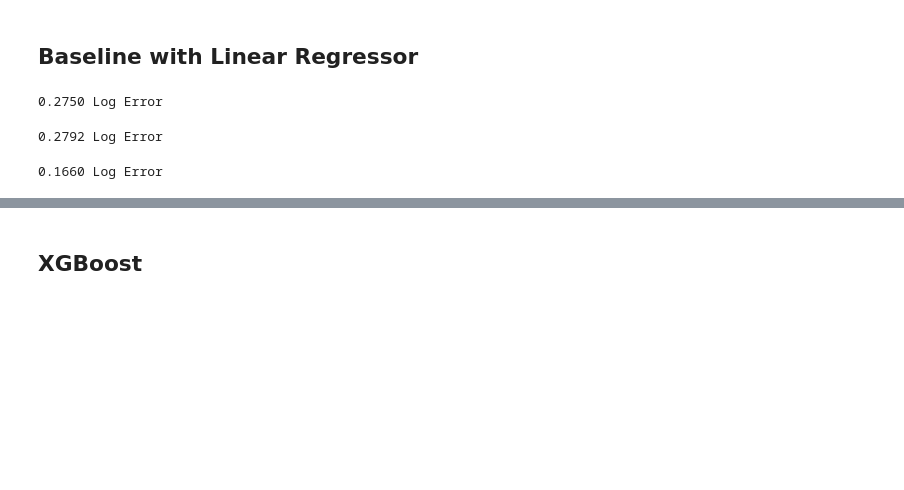
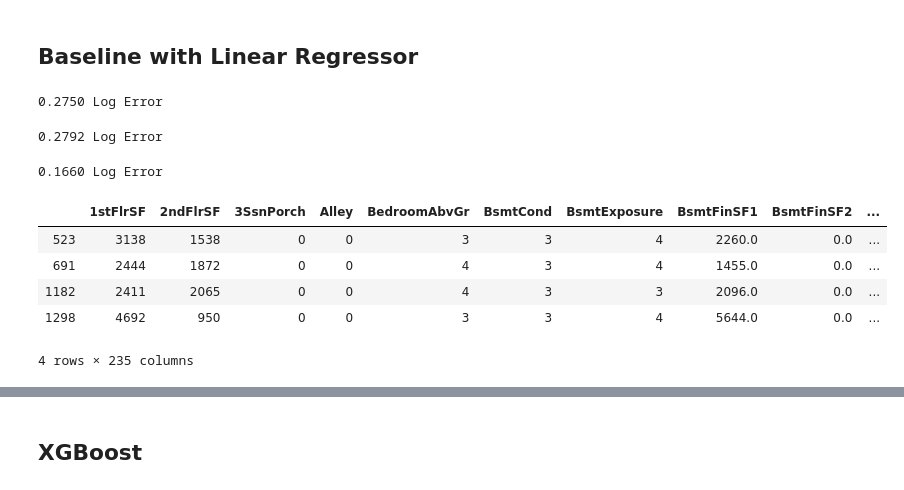
Before and after one commit to lijq33/Data-mining, a Jupyter notebook: Data Mining Assignment.ipynb, the cells around one changed output, grey strips where cells are left out. Drawn from its saved outputs; the diff is of its cells as text; code cells hidden in the pictures; blank space fills up the shorter version.

```diff
--- a/Data Mining Assignment.ipynb
+++ b/Data Mining Assignment.ipynb
@@ -665,6 +663,15 @@ kfold = KFold(n_splits=10, shuffle=True, random_state=1)
 print(f"{np.sqrt(-cross_val_score(clf, X, y, cv=kfold, scoring=metric)).mean():.4f} Log Error")
 # %% [output]
 0.1660 Log Error
+# %%
+df_train[df_train.GrLivArea > 4000]
+# %% [output]
+|  | 1stFlrSF | 2ndFlrSF | 3SsnPorch | Alley | BedroomAbvGr | BsmtCond | BsmtExposure | BsmtFinSF1 | BsmtFinSF2 | ... |
+| 523 | 3138 | 1538 | 0 | 0 | 3 | 3 | 4 | 2260.0 | 0.0 | ... |
+| 691 | 2444 | 1872 | 0 | 0 | 4 | 3 | 4 | 1455.0 | 0.0 | ... |
+| 1182 | 2411 | 2065 | 0 | 0 | 4 | 3 | 3 | 2096.0 | 0.0 | ... |
+| 1298 | 4692 | 950 | 0 | 0 | 3 | 3 | 4 | 5644.0 | 0.0 | ... |
+4 rows × 235 columns
 # %%
 classifiers = [
                Ridge(),
```
Also changed, not shown: parts of 34 cells of this notebook.
